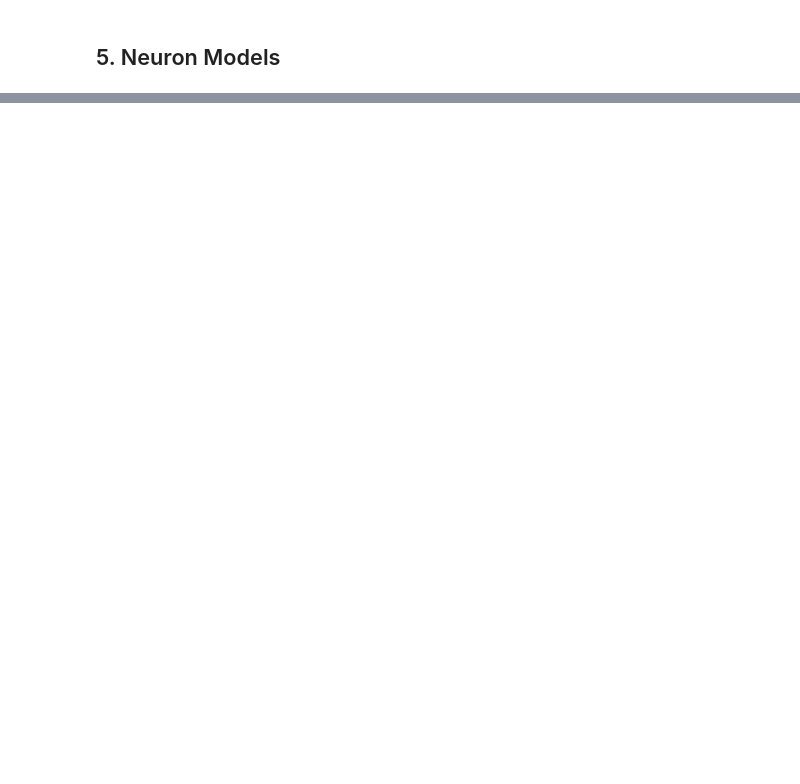
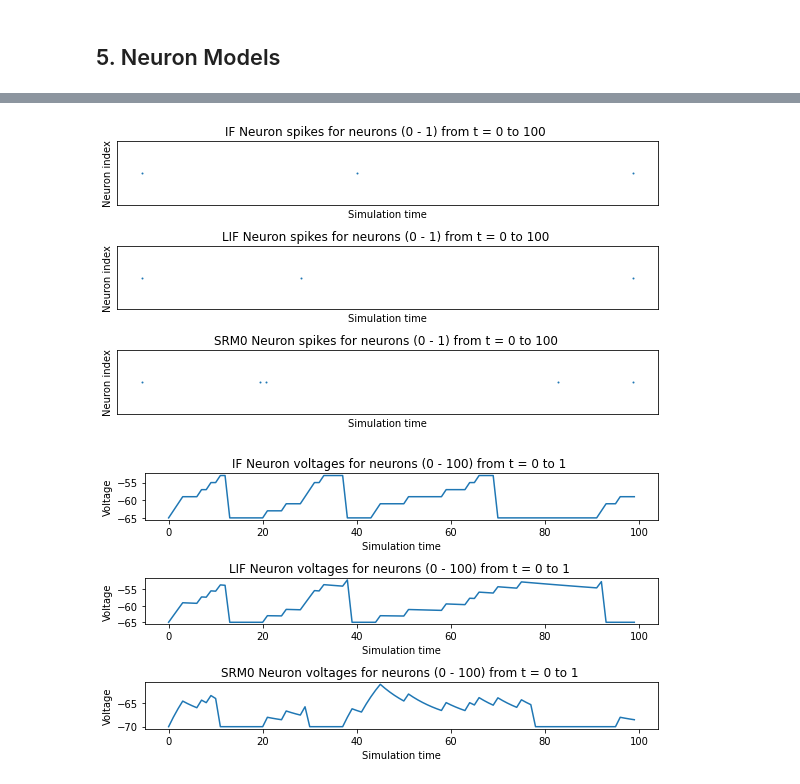
Before and after one commit to oshears/BindsNET-Self-Documentation, a Jupyter notebook: BindsNET_Neuron_Demo.ipynb, the cells around one changed output, grey strips where cells are left out. Saved outputs shown, nothing was run; the diff lists cells and outputs as text; code cells hidden in the pictures; blank space fills up the shorter version.

```diff
--- a/BindsNET_Neuron_Demo.ipynb
+++ b/BindsNET_Neuron_Demo.ipynb
@@ -245,0 +392,78 @@ plt.show()
+# %%
+# initialize network
+network = Network()
+network = Network()
+
+# set number of neurons
+num_inputs = 1
+num_neurons = 1
+
+# simulation time
+time = 100
+dt = 1
+
+# configure weights for the synapses between the input layer and LIF layer
+w = torch.round(torch.abs(2 * torch.randn(num_inputs, num_neurons)))
+
+# create input spike data, where each spike is distributed according to Bernoulli(0.1)
+input_data = torch.bernoulli(0.3 * torch.ones(time, num_inputs)).byte()
+inputs = {"Input Layer": input_data}
+
+# initialize list of neuron models
+neuron_models = [IFNodes(n=num_neurons),LIFNodes(n=num_neurons),SRM0Nodes(n=num_neurons)]
+neuron_types = ["IF Neuron","LIF Neuron","SRM0 Neuron"]
+spikes={}
+voltages={}
+
+for neuron_model_index in range(len(neuron_models)):
+    # initialize input and neuron layers
+    input_layer = Input(n=num_inputs)
+    neuron_layer = neuron_models[neuron_model_index]
+
+    # connection between the input layer and the LIF layer
+    connection = Connection(
+        source=input_layer, target=neuron_layer,w=w
+    )
+
+    # create a monitor
+    neuron_layer_monitor = Monitor(
+        obj=neuron_layer,
+        state_vars=("s", "v"),  # Record spikes and voltages.
+        time=time,  # Length of simulation (if known ahead of time).
+    )
+
+    # add layers to network
+    network.add_layer(
+        layer=input_layer, name="Input Layer"
+    )
+    network.add_layer(
+        layer=neuron_layer, name="Neuron Layer"
+    )
+
+
+    # add connection to network
+    network.add_connection(
+        connection=connection, source="Input Layer", target="Neuron Layer"
+    )
+
+    # add monitor to the network
+    network.add_monitor(monitor=neuron_layer_monitor, name="Neuron Layer")
+
+    # simulate network on input data
+    network.run(inputs=inputs, time=time)
+
+    # retrieve and plot simulation spike, voltage data from monitors
+    #if_spikes = {"Neuron Layer": neuron_layer_monitor.get("s")}
+    #if_voltages = {"Neuron Layer": neuron_layer_monitor.get("v")}
+    spikes.update({neuron_types[neuron_model_index] : neuron_layer_monitor.get("s")})
+    voltages.update({neuron_types[neuron_model_index] : neuron_layer_monitor.get("v")})
+
+# plot spikes and voltages of the LIF layer
+# TODO: plot axes
+plot_spikes(spikes)
+plot_voltages(voltages, plot_type="line")
+
+plt.show()
+# %% [output]
+[figure, added]
+[figure, added]
```
Also changed, not shown: parts of 7 cells of this notebook.
